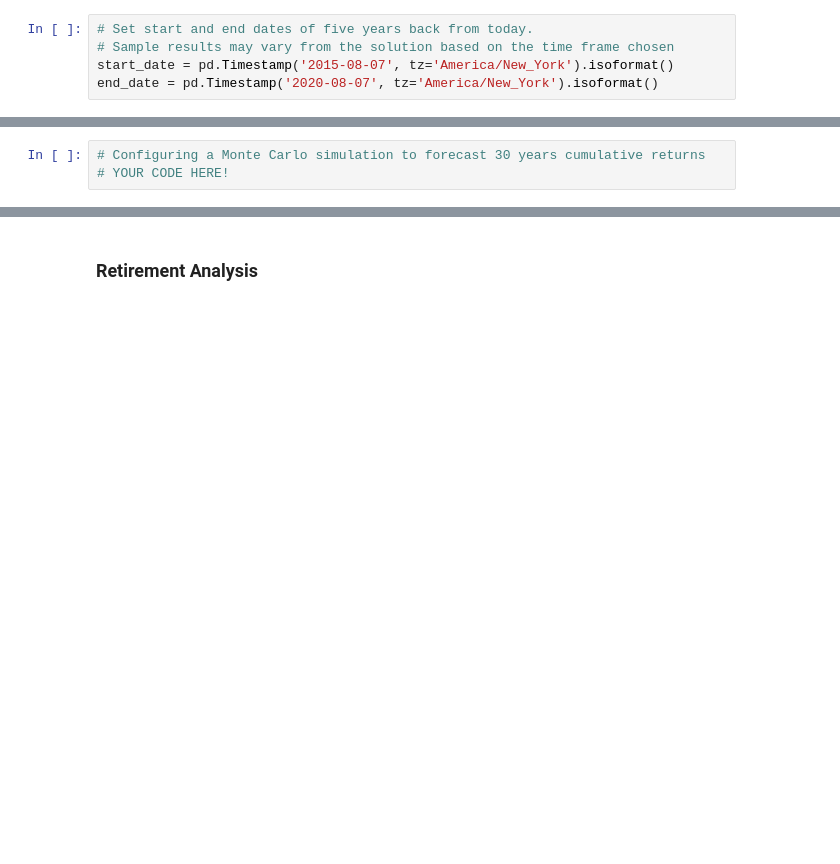
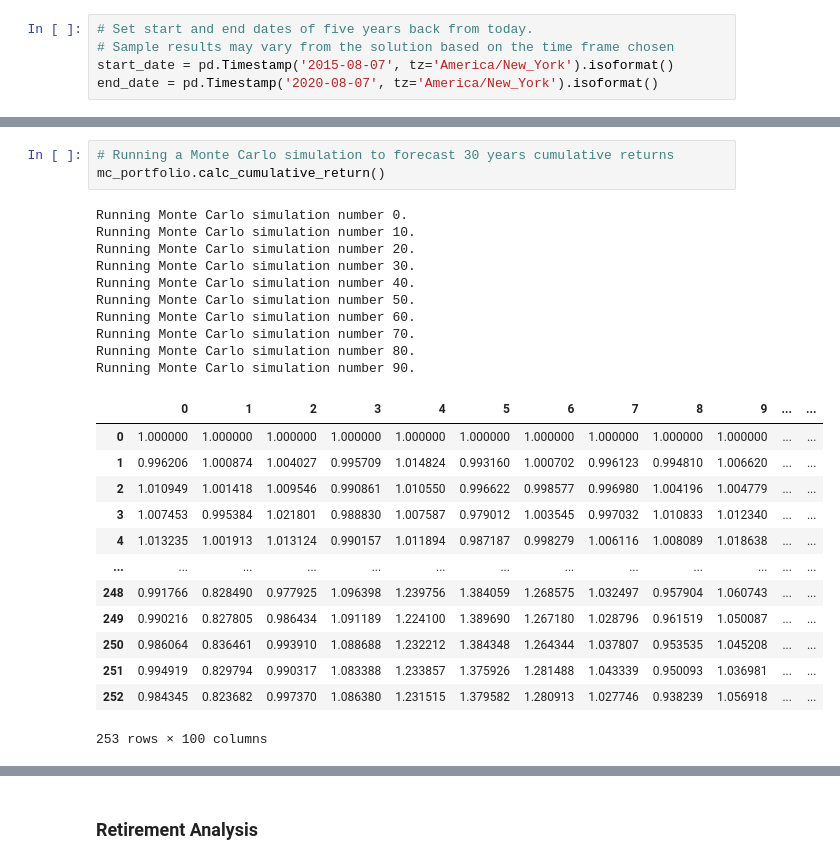
Before and after one commit to jormax14/fintech_apis_hw_jmg, a Jupyter notebook: financial-planner.ipynb, the cells around one changed output, grey strips where cells are left out. Cells and saved outputs as stored; diff of their text form; blank space fills up the shorter version.

```diff
--- a/financial-planner.ipynb
+++ b/financial-planner.ipynb
@@ -172,3 +192,27 @@ df_stock_data.head()
 # %%
-# Configuring a Monte Carlo simulation to forecast 30 years cumulative returns
-# YOUR CODE HERE!
+# Running a Monte Carlo simulation to forecast 30 years cumulative returns
+mc_portfolio.calc_cumulative_return()
+# %% [output]
+Running Monte Carlo simulation number 0.
+Running Monte Carlo simulation number 10.
+Running Monte Carlo simulation number 20.
+Running Monte Carlo simulation number 30.
+Running Monte Carlo simulation number 40.
+Running Monte Carlo simulation number 50.
+Running Monte Carlo simulation number 60.
+Running Monte Carlo simulation number 70.
+Running Monte Carlo simulation number 80.
+Running Monte Carlo simulation number 90.
+|  | 0 | 1 | 2 | 3 | 4 | 5 | 6 | 7 | 8 | 9 | ... | ... |
+| 0 | 1.000000 | 1.000000 | 1.000000 | 1.000000 | 1.000000 | 1.000000 | 1.000000 | 1.000000 | 1.000000 | 1.000000 | ... | ... |
+| 1 | 0.996206 | 1.000874 | 1.004027 | 0.995709 | 1.014824 | 0.993160 | 1.000702 | 0.996123 | 0.994810 | 1.006620 | ... | ... |
+| 2 | 1.010949 | 1.001418 | 1.009546 | 0.990861 | 1.010550 | 0.996622 | 0.998577 | 0.996980 | 1.004196 | 1.004779 | ... | ... |
+| 3 | 1.007453 | 0.995384 | 1.021801 | 0.988830 | 1.007587 | 0.979012 | 1.003545 | 0.997032 | 1.010833 | 1.012340 | ... | ... |
+| 4 | 1.013235 | 1.001913 | 1.013124 | 0.990157 | 1.011894 | 0.987187 | 0.998279 | 1.006116 | 1.008089 | 1.018638 | ... | ... |
+| ... | ... | ... | ... | ... | ... | ... | ... | ... | ... | ... | ... | ... |
+| 248 | 0.991766 | 0.828490 | 0.977925 | 1.096398 | 1.239756 | 1.384059 | 1.268575 | 1.032497 | 0.957904 | 1.060743 | ... | ... |
+| 249 | 0.990216 | 0.827805 | 0.986434 | 1.091189 | 1.224100 | 1.389690 | 1.267180 | 1.028796 | 0.961519 | 1.050087 | ... | ... |
+| 250 | 0.986064 | 0.836461 | 0.993910 | 1.088688 | 1.232212 | 1.384348 | 1.264344 | 1.037807 | 0.953535 | 1.045208 | ... | ... |
+| 251 | 0.994919 | 0.829794 | 0.990317 | 1.083388 | 1.233857 | 1.375926 | 1.281488 | 1.043339 | 0.950093 | 1.036981 | ... | ... |
+| 252 | 0.984345 | 0.823682 | 0.997370 | 1.086380 | 1.231515 | 1.379582 | 1.280913 | 1.027746 | 0.938239 | 1.056918 | ... | ... |
+253 rows × 100 columns
```
Also changed, not shown: parts of 29 cells of this notebook.
